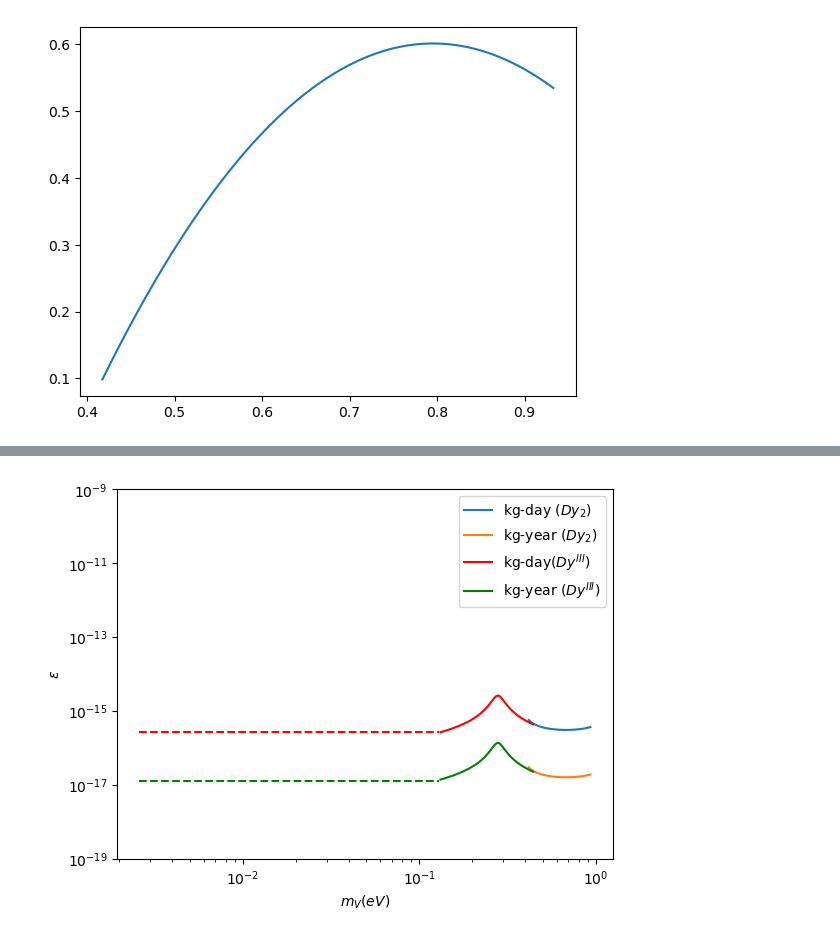
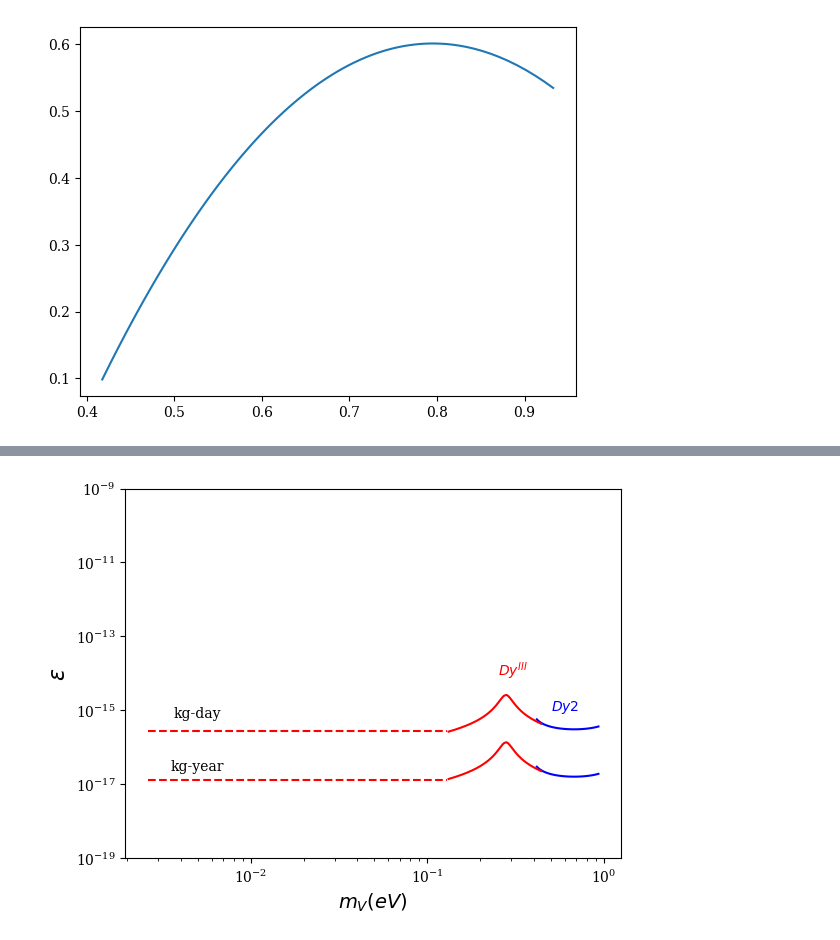
Before and after one commit to robalvess/Projeto-1---2025, a Jupyter notebook: try.ipynb, the cells around one changed output, grey strips where cells are left out. Cells and saved outputs as stored; diff of their text form; code cells hidden in the pictures.

Commit message:
A few changes in plots to insert in the paper

```diff
--- a/try.ipynb
+++ b/try.ipynb
@@ -303,42 +296,50 @@ plt.yscale('log')
 # %%
-plt.plot(dataDY.iloc[:,0], graphkgday4_smooth, label='kg-day ($Dy_2$)')
-plt.plot(dataDY.iloc[:,0], graphkgyear4_smooth, label='kg-year ($Dy_2$)')
+plt.rcParams['text.usetex'] = False
+plt.rcParams['font.family'] = 'serif'
+
+
+plt.plot(dataDY.iloc[:,0], graphkgday4_smooth, label='kg-day ($Dy2$)', color = 'blue')
+plt.plot(dataDY.iloc[:,0], graphkgyear4_smooth, label='kg-year ($Dy2$)', color='blue')
 
 #These two graphs are from one data set.
 
 #plt.plot(dataDY.iloc[:,0], graphkgyear4, label='kg-year', linestyle='-')
 #plt.plot(dataDY.iloc[:,0], graphkgday4, label='kg-day', linestyle=':')
 graphkgyearDY3 = [kappa(dataDY3.iloc[x,0], func5(dataDY3.iloc[x,0])) for x in range(len(dataDY3))]
 
 
 #plt.plot(xaxis, graph3, label='kg-day (Mn12-ac)')
 #plt.plot(xaxis, graph2, label = 'kg-year (Mn12-ac)')
 plt.plot(dataDY3.iloc[:,0], graphkgdayDY3, label='kg-day($Dy^{III}$)', color = 'red')
-plt.plot(dataDY3.iloc[:,0], graphkgyearDY3, label='kg-year ($Dy^{III}$)', color = 'green')
+plt.plot(dataDY3.iloc[:,0], graphkgyearDY3, label='kg-year ($Dy^{III}$)', color = 'red')
 
 #These two are from other data set.
 
 x1, x2 = 2.6e-3, 0.13
 y1, y2 = 1.298e-17, 1.298e-17
 y3, y4 = 2.7e-16, 2.7e-16
 
 x = np.logspace(np.log10(x1), np.log10(x2), 100)
 y = np.logspace(np.log10(y1), np.log10(y2), 100)
 y_day = np.logspace(np.log10(y3), np.log10(y4), 100)
 
 
 #In here I am plotting the expected sensitivity that we whish the experiment will have if we infer data in this region.
 
-plt.plot(x,y, linestyle = '--', color ='green')
+plt.plot(x,y, linestyle = '--', color ='red')
 plt.plot(x, y_day, linestyle = '--', color = 'red')
 
 
 plt.xscale('log')
 plt.yscale('log')
-plt.ylabel('$\epsilon$')
-plt.xlabel('$m_V(eV)$')
+plt.ylabel('$\epsilon$', fontsize=16)
+plt.xlabel('$m_V(eV)$', fontsize = 14)
 plt.ylim(1e-19, 1e-9)
-plt.legend()
+plt.text(0.5e-2,0.8e-15, "kg-day", ha='center', va='center')
+plt.text(0.5e-2,0.3e-16, "kg-year", ha='center', va='center')
+plt.text(2.5e-1, 9e-15, "$Dy^{III}$", color='red')
+plt.text(5e-1, 1e-15, "$Dy2$", color='blue')
+#plt.legend()
 plt.savefig('plot_novo.pdf', format='pdf')
 # %% [output]
-[figure, old version]
+[figure, new version]
```
Also changed, not shown: parts of 10 cells of this notebook, 3 other files.
